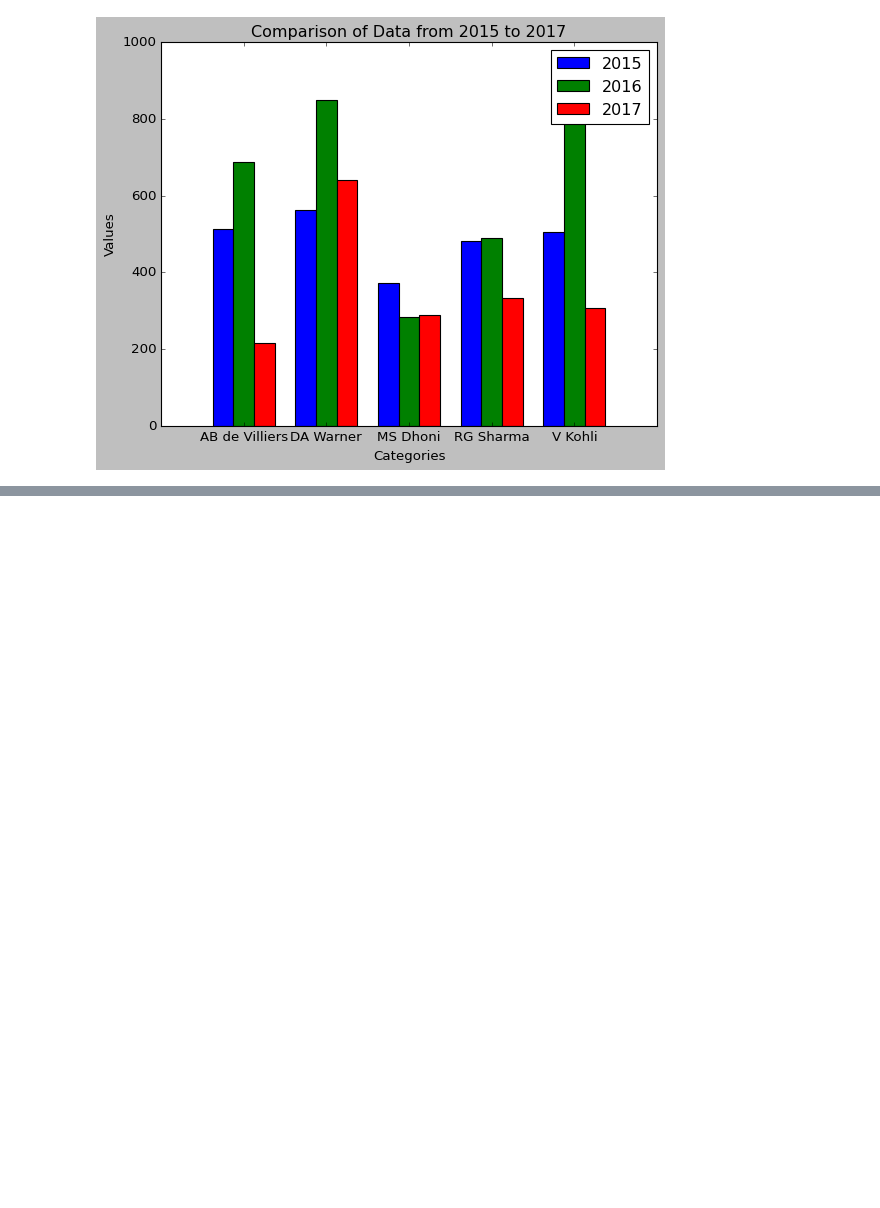
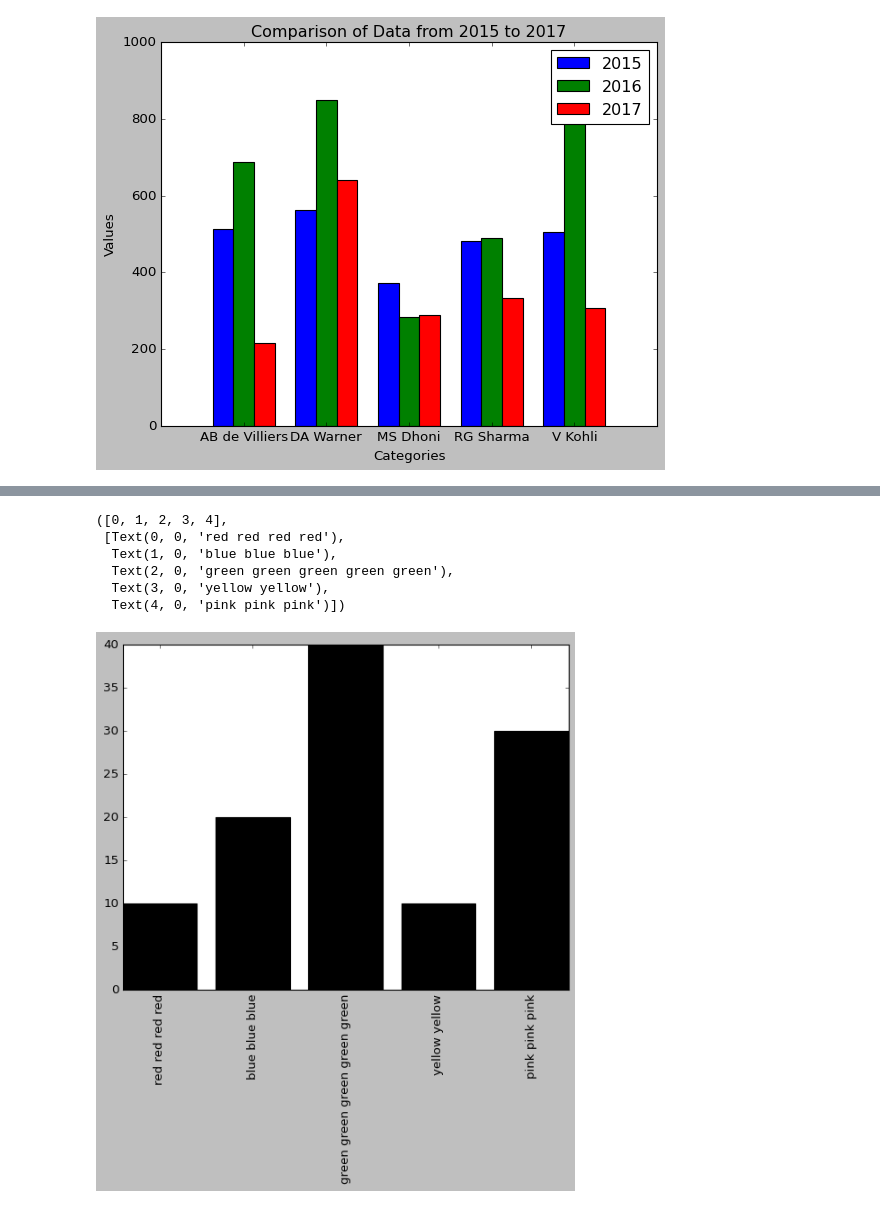
Before and after one commit to sseal2004/Machine-Learning-Full-Course, a Jupyter notebook: Python Library/MatplotLib/BarChart.ipynb, the cells around one changed output, grey strips where cells are left out. Cells and saved outputs as stored; diff of their text form; code cells hidden in the pictures; blank space fills up the shorter version.

```diff
--- a/Python Library/MatplotLib/BarChart.ipynb
+++ b/Python Library/MatplotLib/BarChart.ipynb
@@ -74,0 +87,14 @@ plt.show()
+# %%
+
+childern = [10,20,40,10,30]
+colors=['red red red red','blue blue blue','green green green green green','yellow yellow','pink pink pink']
+plt.bar(colors,childern,color='black')
+plt.xticks(rotation='vertical')
+# %% [output]
+([0, 1, 2, 3, 4],
+ [Text(0, 0, 'red red red red'),
+  Text(1, 0, 'blue blue blue'),
+  Text(2, 0, 'green green green green green'),
+  Text(3, 0, 'yellow yellow'),
+  Text(4, 0, 'pink pink pink')])
+[figure, added]
```
Also changed, not shown: parts of 6 cells of this notebook, 3 other files.
